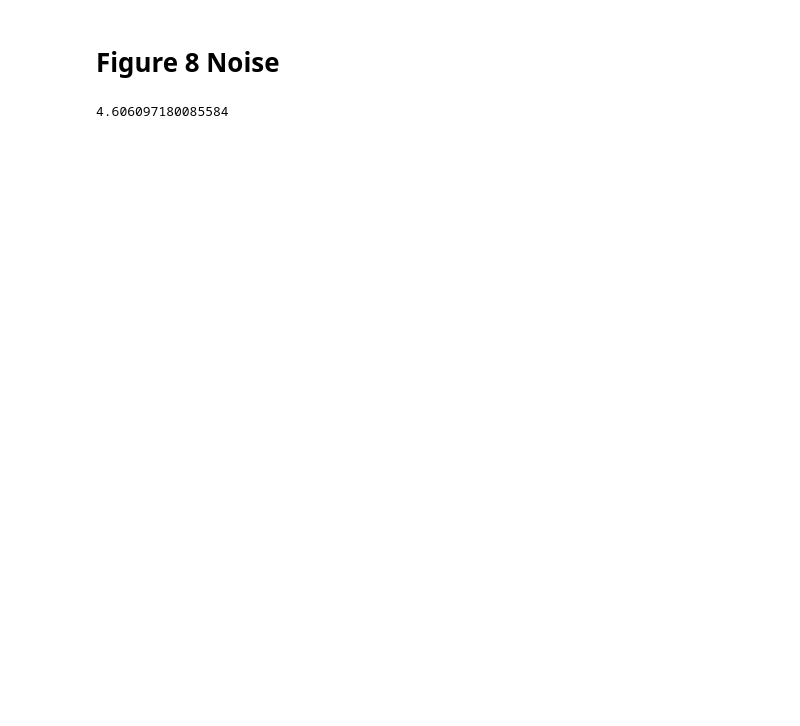
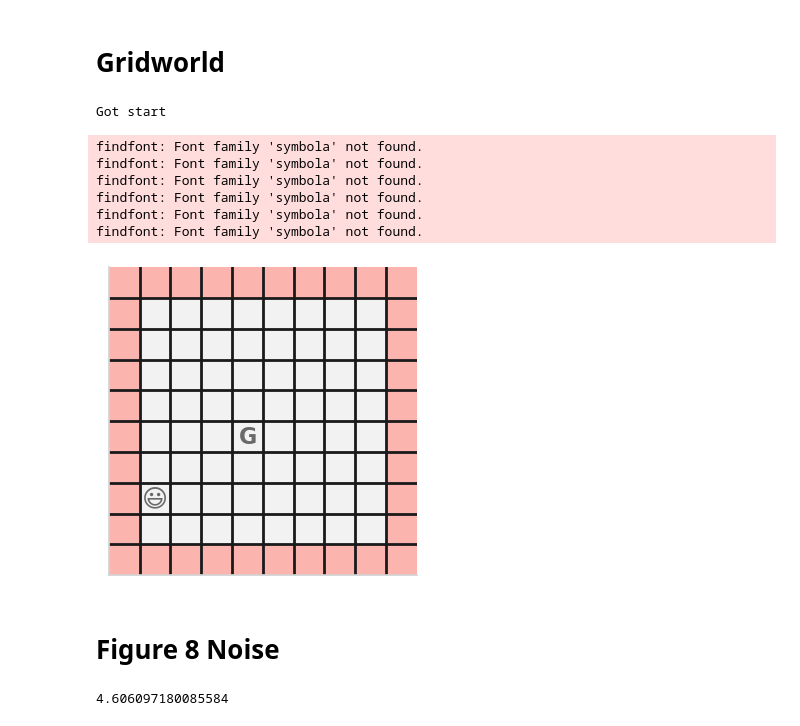
Before and after one commit to chingf/auxrl, a Jupyter notebook: notebooks/01-visualize-inputs.ipynb, the cells around one changed output. Cells and saved outputs as stored; diff of their text form; code cells hidden in the pictures; blank space fills up the shorter version.

```diff
--- a/notebooks/01-visualize-inputs.ipynb
+++ b/notebooks/01-visualize-inputs.ipynb
@@ -10,3 +10,5 @@ from scipy.stats import sem
 import matplotlib.cm as cm
 # %%
 plt.rcParams['font.family'] = 'sans-serif'
+# %% [markdown]
+# Gridworld
@@ -13,3 +19,17 @@ plt.rcParams['font.family'] = 'sans-serif'
+# %%
+env = Env(8)
+# %% [output]
+Got start
+# %%
+env.plot_state()
+# %% [output]
+findfont: Font family 'symbola' not found.
+findfont: Font family 'symbola' not found.
+findfont: Font family 'symbola' not found.
+findfont: Font family 'symbola' not found.
+findfont: Font family 'symbola' not found.
+findfont: Font family 'symbola' not found.
+[figure, added]
 # %% [markdown]
 # Figure 8 Noise
 # %%
```
Also changed, not shown: parts of 2 cells of this notebook, 1 other file.
